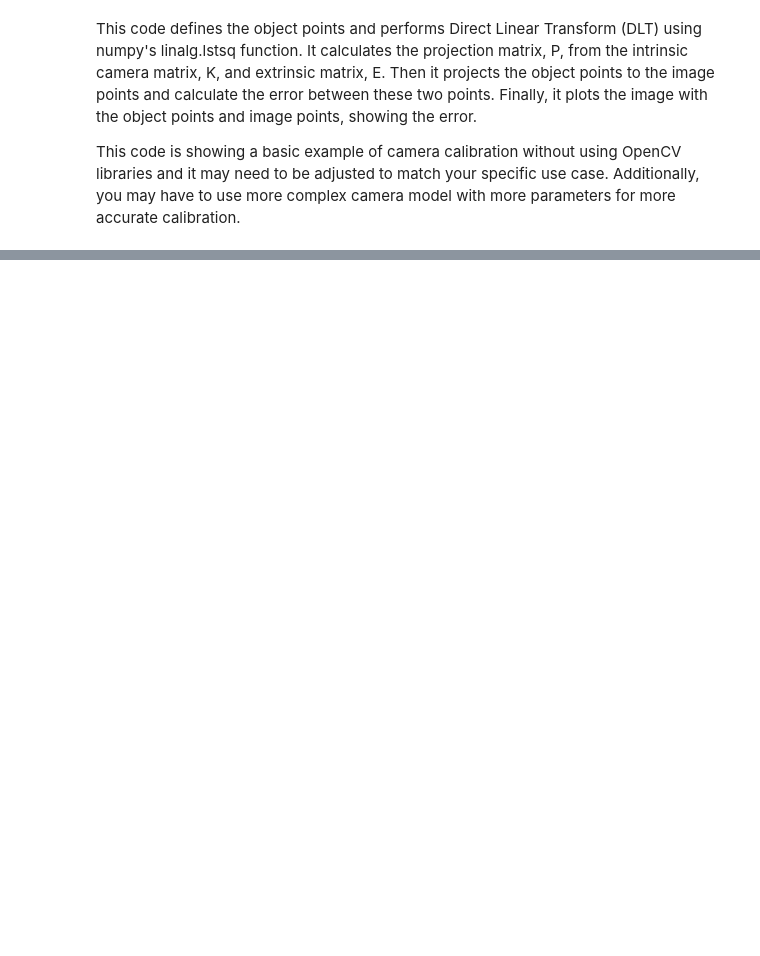
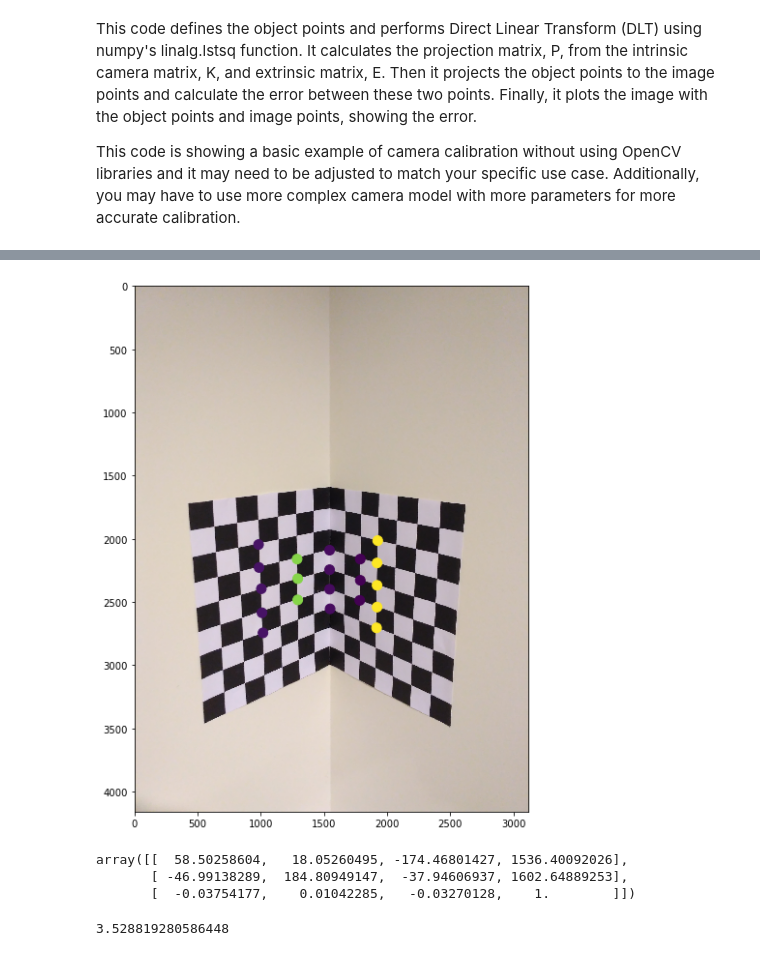
Before and after one commit to parths2410/Computer-Vision-IIITH-Spring23, a Jupyter notebook: assignment-1/src/Q1.ipynb, the cells around one changed output, grey strips where cells are left out. Drawn from its saved outputs; the diff is of its cells as text; code cells hidden in the pictures; blank space fills up the shorter version.

```diff
--- a/assignment-1/src/Q1.ipynb
+++ b/assignment-1/src/Q1.ipynb
@@ -321,0 +34,28 @@ H, inliers = RANSAC_DLT(points1, points2, threshold, n_iterations)
+# %%
+image_coords= np.array([
+        (982,2046),  (986,2228),  (1004,2396), (1009,2586), (1017,2745),
+        (1925,2015), (1920,2192), (1920,2369), (1920,2541), (1916,2705),
+        (1287,2161), (1292,2316), (1292,2484),
+        (1783,2488), (1787,2329), (1787,2161),
+        (1544,2091), (1544,2245), (1544,2400), (1548,2555)
+    ])
+# %%
+%matplotlib inline
+fig = plt.figure(figsize=(10,10))
+imgplot = plt.imshow(img)
+
+N = len(image_coords)
+
+colors = np.random.rand(N)
+colors[0:5] = colors[0]
+colors[5:10] = colors[5]
+colors[10:13] = colors[10]
+colors[13:16] = colors[13]
+colors[16:20] = colors[16]
+
+area = (10 * np.ones(N))**2
+
+plt.scatter(image_coords[:,0], image_coords[:,1], c=colors, s=area)
+plt.show()
+# %% [output]
+[figure, added]
@@ -321,0 +154,8 @@ H, inliers = RANSAC_DLT(points1, points2, threshold, n_iterations)
+# %%
+P = DLT(x, X)
+
+P
+# %% [output]
+array([[  58.50258604,   18.05260495, -174.46801427, 1536.40092026],
+       [ -46.99138289,  184.80949147,  -37.94606937, 1602.64889253],
+       [  -0.03754177,    0.01042285,   -0.03270128,    1.        ]])
@@ -321,0 +170,5 @@ H, inliers = RANSAC_DLT(points1, points2, threshold, n_iterations)
+# %%
+x_proj = make_homo(project_points(P, X))
+get_projection_error(x, x_proj)
+# %% [output]
+3.528819280586448
```
Also changed, not shown: parts of 38 cells of this notebook, 1 other file.
